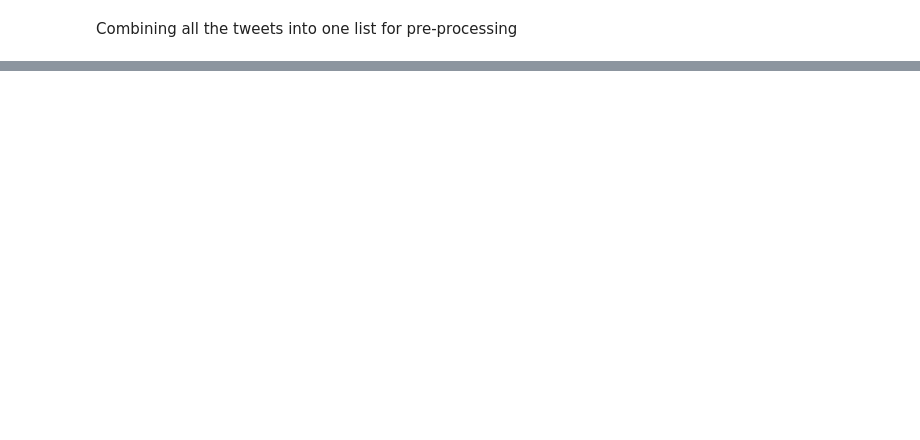
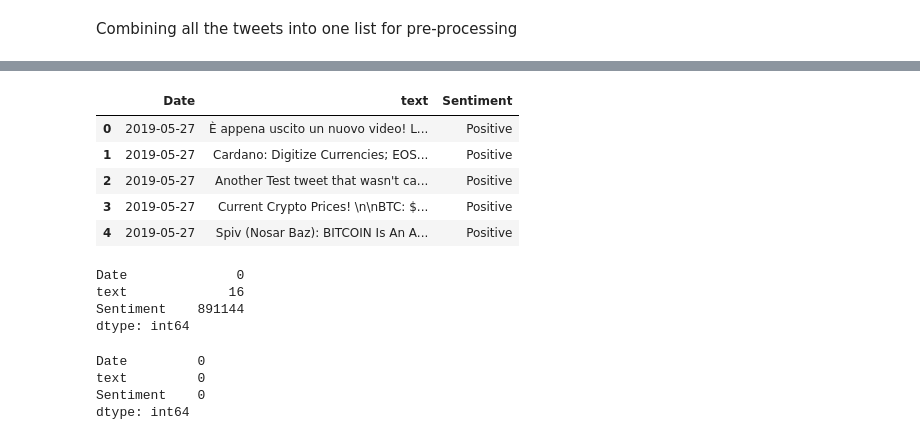
Before and after one commit to lobakk/FIT3161, a Jupyter notebook: fit3162.ipynb, the cells around one changed output, grey strips where cells are left out. Drawn from its saved outputs; the diff is of its cells as text; code cells hidden in the pictures; blank space fills up the shorter version.

```diff
--- a/fit3162.ipynb
+++ b/fit3162.ipynb
@@ -255,0 +326,28 @@ print(tweets)
+# %%
+# load bitcoin sentiment dataset
+df_bit = pd.read_csv("C:/Users/User/Documents/C2001/FIT3161_3162/FIT3161/dataset/sentiment/mbsa.csv")
+df_bit.head()
+# %% [output]
+|  | Date | text | Sentiment |
+| 0 | 2019-05-27 | È appena uscito un nuovo video! L... | Positive |
+| 1 | 2019-05-27 | Cardano: Digitize Currencies; EOS... | Positive |
+| 2 | 2019-05-27 | Another Test tweet that wasn't ca... | Positive |
+| 3 | 2019-05-27 | Current Crypto Prices! \n\nBTC: $... | Positive |
+| 4 | 2019-05-27 | Spiv (Nosar Baz): BITCOIN Is An A... | Positive |
+# %%
+# check if there is null
+df_bit.isnull().sum()
+# %% [output]
+Date              0
+text             16
+Sentiment    891144
+dtype: int64
+# %%
+# dropping null rows
+df_bit = df_bit.dropna()
+df_bit.isnull().sum()
+# %% [output]
+Date         0
+text         0
+Sentiment    0
+dtype: int64
```
Also changed, not shown: parts of 52 cells of this notebook.
